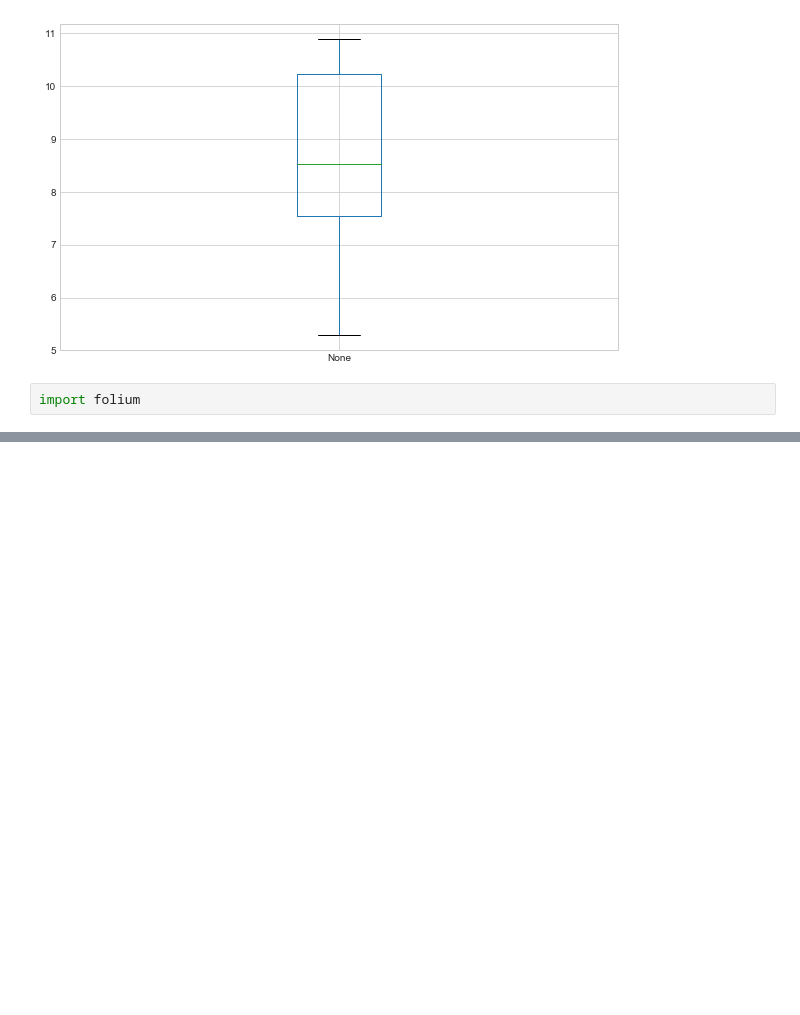
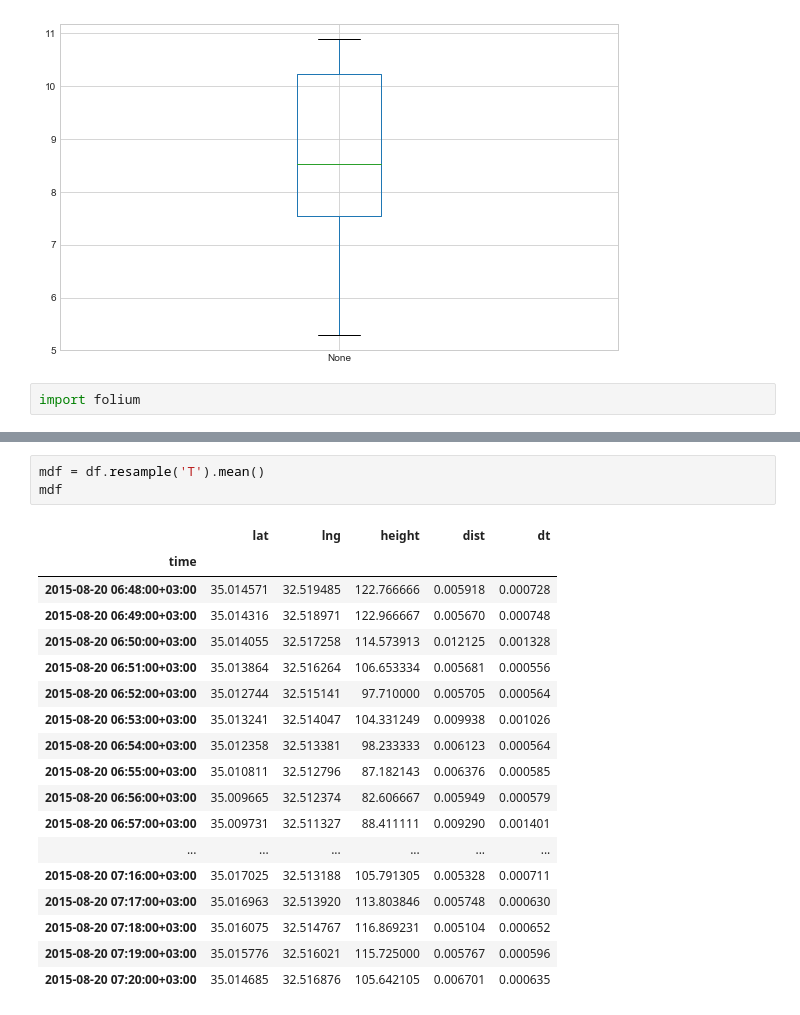
Before and after one commit to 4bic/learn_code, a Jupyter notebook: data_sci_foundations/pandas_basics.ipynb, the cells around one changed output, grey strips where cells are left out. Cells and saved outputs as stored; diff of their text form; blank space fills up the shorter version.

```diff
--- a/data_sci_foundations/pandas_basics.ipynb
+++ b/data_sci_foundations/pandas_basics.ipynb
@@ -347,0 +382,22 @@ m
+# %%
+mdf = df.resample('T').mean()
+mdf
+# %% [output]
+|  | lat | lng | height | dist | dt |
+| time |  |  |  |  |  |
+| 2015-08-20 06:48:00+03:00 | 35.014571 | 32.519485 | 122.766666 | 0.005918 | 0.000728 |
+| 2015-08-20 06:49:00+03:00 | 35.014316 | 32.518971 | 122.966667 | 0.005670 | 0.000748 |
+| 2015-08-20 06:50:00+03:00 | 35.014055 | 32.517258 | 114.573913 | 0.012125 | 0.001328 |
+| 2015-08-20 06:51:00+03:00 | 35.013864 | 32.516264 | 106.653334 | 0.005681 | 0.000556 |
+| 2015-08-20 06:52:00+03:00 | 35.012744 | 32.515141 | 97.710000 | 0.005705 | 0.000564 |
+| 2015-08-20 06:53:00+03:00 | 35.013241 | 32.514047 | 104.331249 | 0.009938 | 0.001026 |
+| 2015-08-20 06:54:00+03:00 | 35.012358 | 32.513381 | 98.233333 | 0.006123 | 0.000564 |
+| 2015-08-20 06:55:00+03:00 | 35.010811 | 32.512796 | 87.182143 | 0.006376 | 0.000585 |
+| 2015-08-20 06:56:00+03:00 | 35.009665 | 32.512374 | 82.606667 | 0.005949 | 0.000579 |
+| 2015-08-20 06:57:00+03:00 | 35.009731 | 32.511327 | 88.411111 | 0.009290 | 0.001401 |
+| ... | ... | ... | ... | ... | ... |
+| 2015-08-20 07:16:00+03:00 | 35.017025 | 32.513188 | 105.791305 | 0.005328 | 0.000711 |
+| 2015-08-20 07:17:00+03:00 | 35.016963 | 32.513920 | 113.803846 | 0.005748 | 0.000630 |
+| 2015-08-20 07:18:00+03:00 | 35.016075 | 32.514767 | 116.869231 | 0.005104 | 0.000652 |
+| 2015-08-20 07:19:00+03:00 | 35.015776 | 32.516021 | 115.725000 | 0.005767 | 0.000596 |
+| 2015-08-20 07:20:00+03:00 | 35.014685 | 32.516876 | 105.642105 | 0.006701 | 0.000635 |
```
Also changed, not shown: parts of 5 cells of this notebook.
